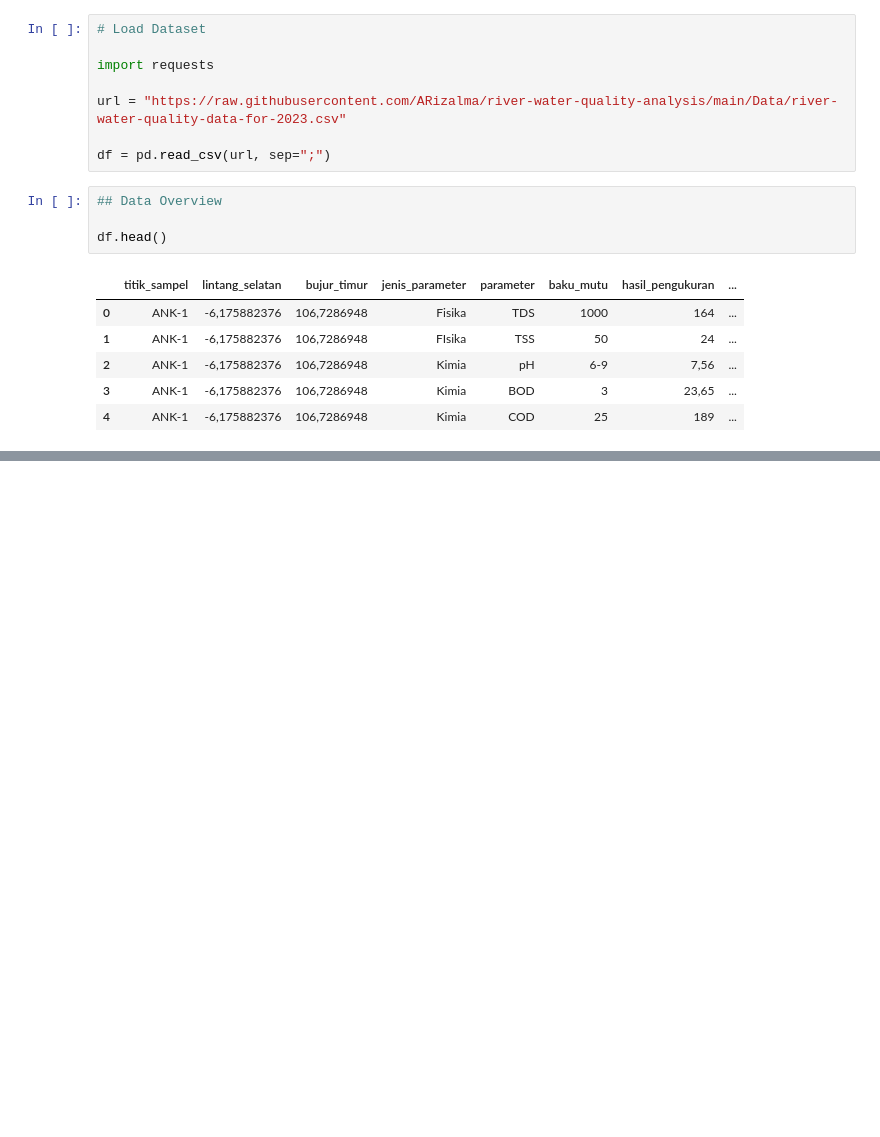
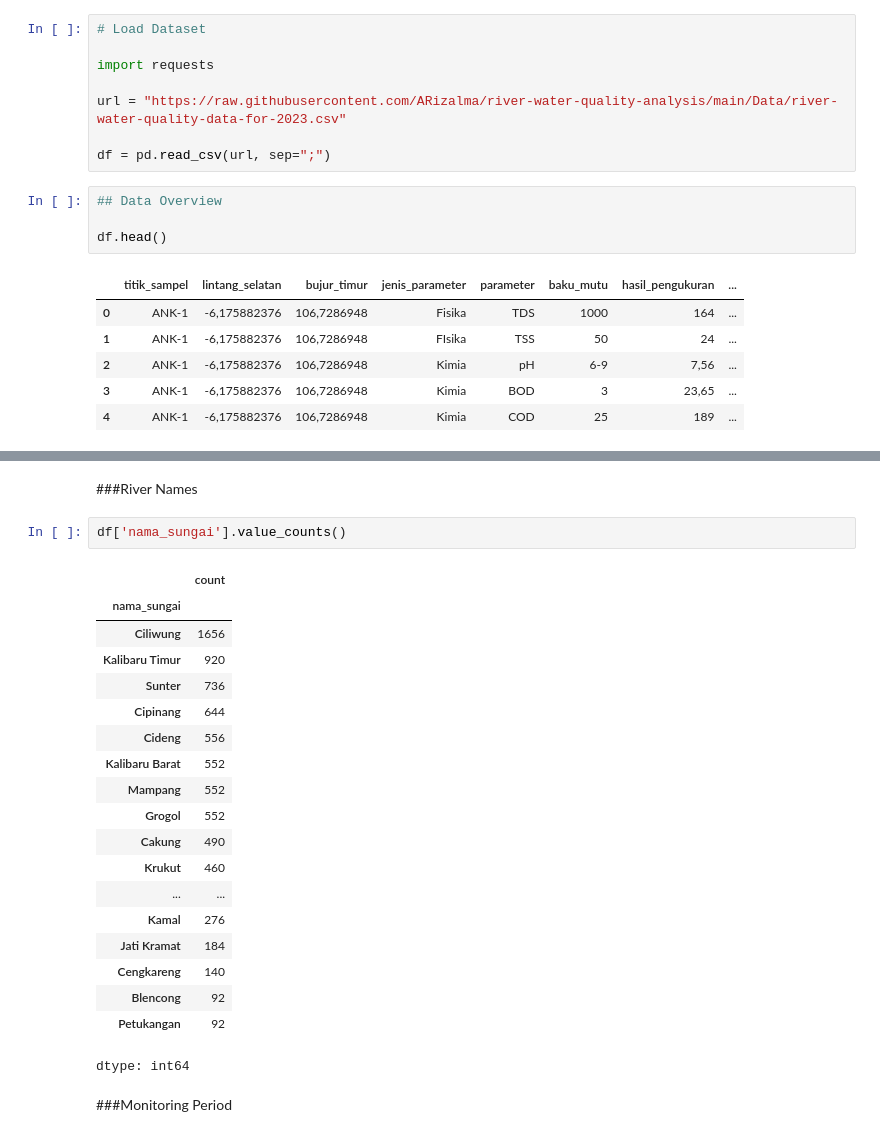
Before and after one commit to ARizalma/river-water-quality-analysis, a Jupyter notebook: notebooks/01_data_understanding.ipynb, the cells around one changed output, grey strips where cells are left out. Cells and saved outputs as stored; diff of their text form; blank space fills up the shorter version.

```diff
--- a/notebooks/01_data_understanding.ipynb
+++ b/notebooks/01_data_understanding.ipynb
@@ -30,0 +194,26 @@ df.head()
+# %% [markdown]
+###River Names
+# %%
+df['nama_sungai'].value_counts()
+# %% [output]
+|  | count |
+| nama_sungai |  |
+| Ciliwung | 1656 |
+| Kalibaru Timur | 920 |
+| Sunter | 736 |
+| Cipinang | 644 |
+| Cideng | 556 |
+| Kalibaru Barat | 552 |
+| Mampang | 552 |
+| Grogol | 552 |
+| Cakung | 490 |
+| Krukut | 460 |
+| ... | ... |
+| Kamal | 276 |
+| Jati Kramat | 184 |
+| Cengkareng | 140 |
+| Blencong | 92 |
+| Petukangan | 92 |
+dtype: int64
+# %% [markdown]
+###Monitoring Period
```
Also changed, not shown: parts of 27 cells of this notebook.
